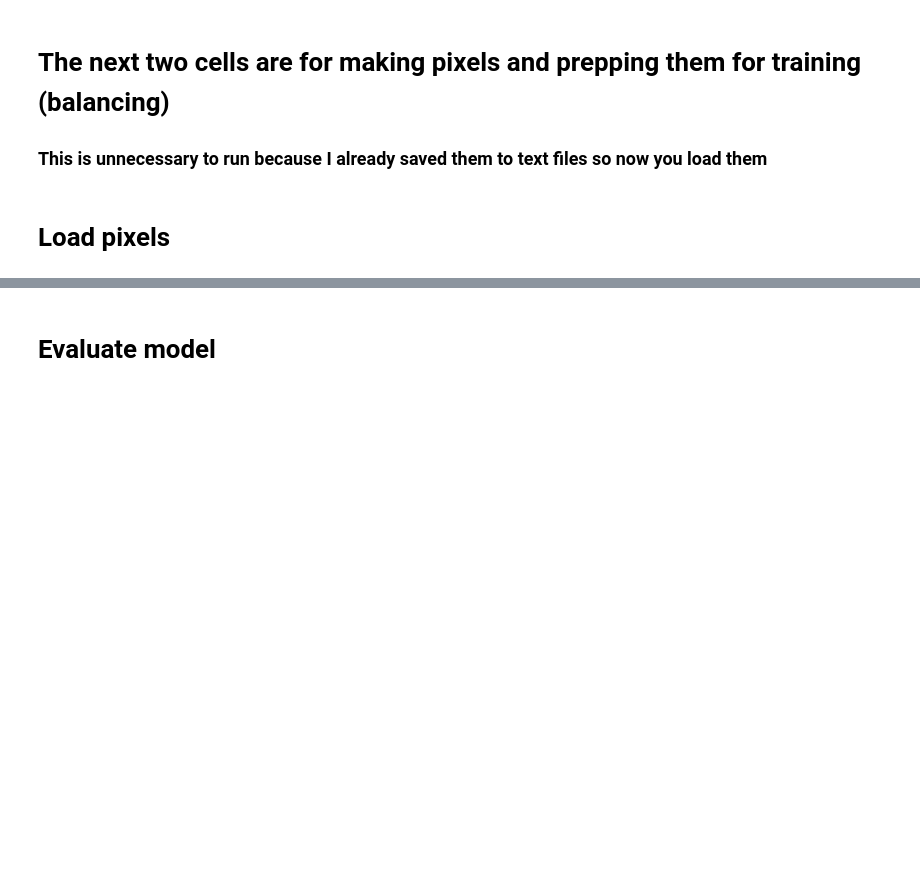
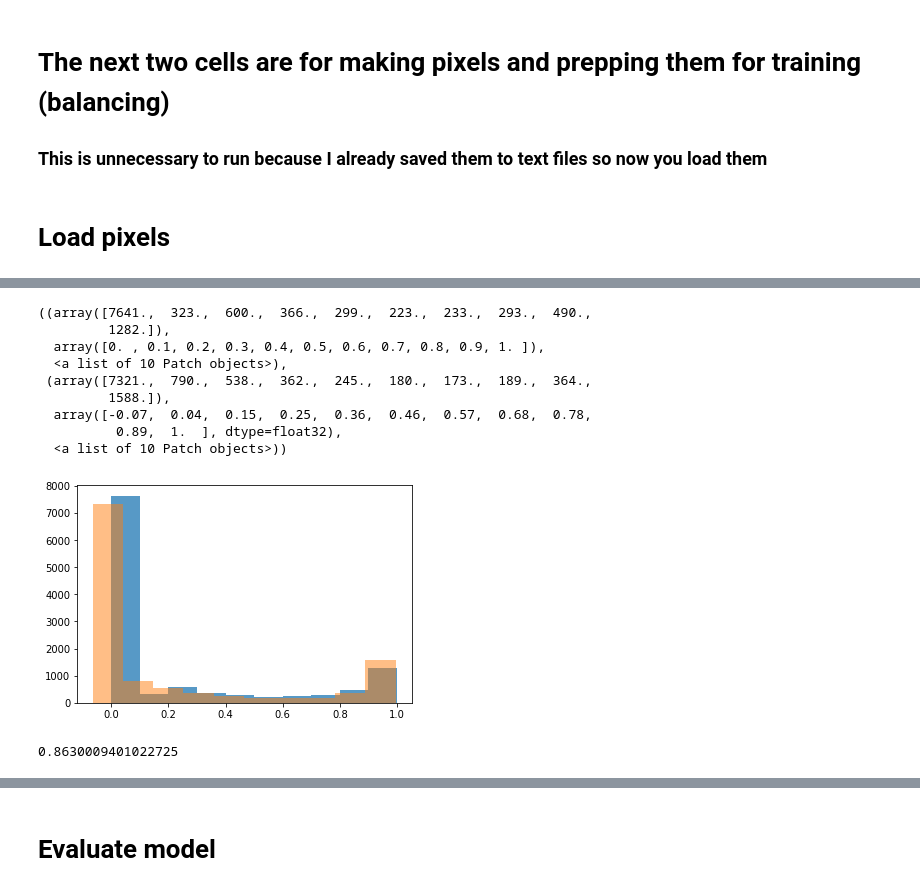
Before and after one commit to patrickcgray/landcover_rcnn, a Jupyter notebook: rcnn/strange network clean.ipynb, the cells around one changed output, grey strips where cells are left out. Drawn from its saved outputs; the diff is of its cells as text; code cells hidden in the pictures; blank space fills up the shorter version.

```diff
--- a/rcnn/strange network clean.ipynb
+++ b/rcnn/strange network clean.ipynb
@@ -126,5 +185,5 @@ model = make_MLT_dense((4,7), class_count)
 # %%
-filepath = 'mlt_dense_model.hdf5'#your filepath here
+filepath = 'mlt_dense_model_pcg.hdf5'#your filepath here
 checkpoint = ModelCheckpoint(filepath, monitor='val_landcover_acc', verbose=1, save_best_only=True, mode='max')
 callbacks_list = [checkpoint]
 tile_gen = rnn_tiles.rnn_tile_gen(landsat_datasets, lc_labels, canopy_labels, tile_size, class_count)
@@ -158,0 +220,3 @@ model.save('mlt_dense.h5')
+# %%
+predictions = model.predict_generator(generator = tile_gen.tile_generator(train_px, batch_size=1, flatten=True, canopy=True), steps=len(train_px) // 1, verbose=1)
+eval_generator = tile_gen.tile_generator(train_px, batch_size=1, flatten=True, canopy=True)
@@ -158,0 +225,35 @@ model.save('mlt_dense.h5')
+# %%
+lc_predictions_train = np.asarray(predictions[0])
+canopy_pred_train = np.asarray(predictions[1])
+lc_predictions_train = np.argmax(lc_predictions_train,axis=-1)
+# %%
+lc_lab_train = np.empty(lc_predictions_train.shape)
+canopy_true_train = np.empty(canopy_pred_train.shape)
+count = 0
+while count < len(lc_predictions_train):
+        image_b, label_b = next(eval_generator)
+        #label_b = np.argmax(label_b, axis=-1)
+        label_lc = np.argmax(label_b['landcover'], axis=-1)
+        canopy_true_train[count] = label_b['canopy']
+        lc_lab_train[count] = label_lc
+        count += 1
+label_index = lc_lab_train.reshape(len(train_px)*tile_size*tile_size)
+pred_index = lc_predictions_train.reshape(len(train_px)*tile_size*tile_size)
+# %%
+plt.hist(canopy_true_train, alpha=0.75), plt.hist(canopy_pred_train, alpha=0.5)
+# %% [output]
+((array([7641.,  323.,  600.,  366.,  299.,  223.,  233.,  293.,  490.,
+         1282.]),
+  array([0. , 0.1, 0.2, 0.3, 0.4, 0.5, 0.6, 0.7, 0.8, 0.9, 1. ]),
+  <a list of 10 Patch objects>),
+ (array([7321.,  790.,  538.,  362.,  245.,  180.,  173.,  189.,  364.,
+         1588.]),
+  array([-0.07,  0.04,  0.15,  0.25,  0.36,  0.46,  0.57,  0.68,  0.78,
+          0.89,  1.  ], dtype=float32),
+  <a list of 10 Patch objects>))
+[figure, added]
+# %%
+from sklearn.metrics import r2_score
+r2_score(canopy_true_train, canopy_pred_train)
+# %% [output]
+0.8630009401022725
```
Also changed, not shown: parts of 30 cells of this notebook, 6 other files.
